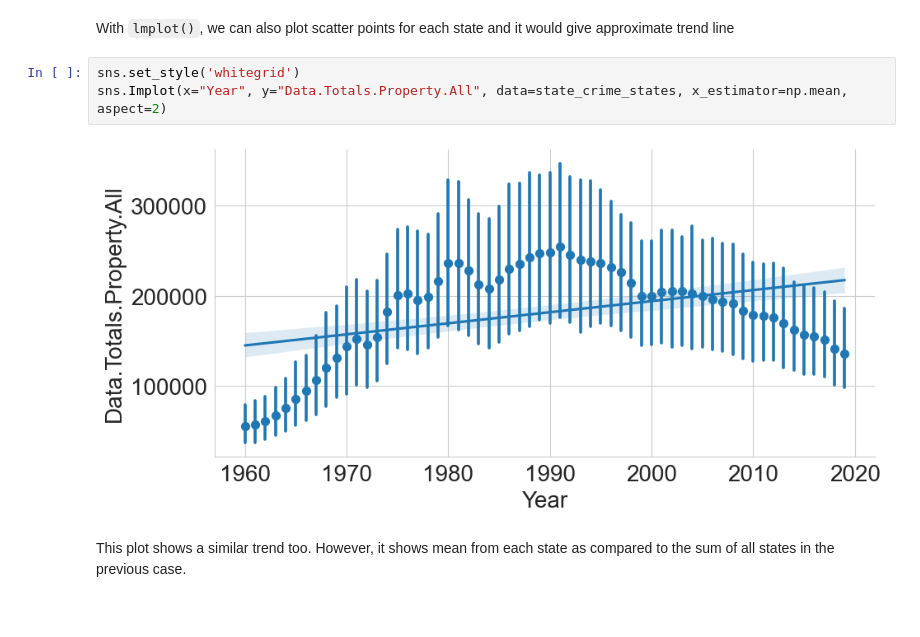
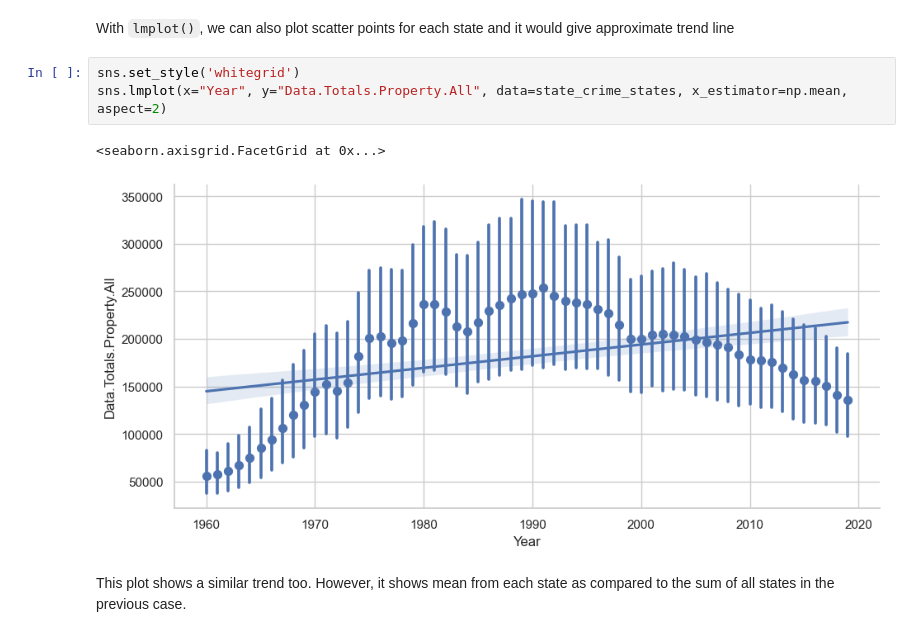
Before and after one commit to Chocobone/2025_DSV, a Jupyter notebook: swcon425_lec16_notebook_for_students/swcon425-lec16-intro-seaborn-lab.ipynb, the cells around one changed output. Saved outputs shown, nothing was run; the diff lists cells and outputs as text.

```diff
--- a/swcon425_lec16_notebook_for_students/swcon425-lec16-intro-seaborn-lab.ipynb
+++ b/swcon425_lec16_notebook_for_students/swcon425-lec16-intro-seaborn-lab.ipynb
@@ -209,9 +212,10 @@ sns.regplot(x="Year", y="Data.Totals.Violent.All", data=state_crime_usa, fit_reg
 With `lmplot()`, we can also plot scatter points for each state and it would give approximate trend line
 # %%
 sns.set_style('whitegrid')
-sns.Implot(x="Year", y="Data.Totals.Property.All", data=state_crime_states, x_estimator=np.mean, aspect=2)
+sns.lmplot(x="Year", y="Data.Totals.Property.All", data=state_crime_states, x_estimator=np.mean, aspect=2)
 # %% [output]
+<seaborn.axisgrid.FacetGrid at 0x...>
-[figure, old version]
+[figure, new version]
 # %% [markdown]
 This plot shows a similar trend too. However, it shows mean from each state as compared to the sum of all states in the previous case.
 # %% [markdown]
```
Also changed, not shown: parts of 32 cells of this notebook, 2 other files.
